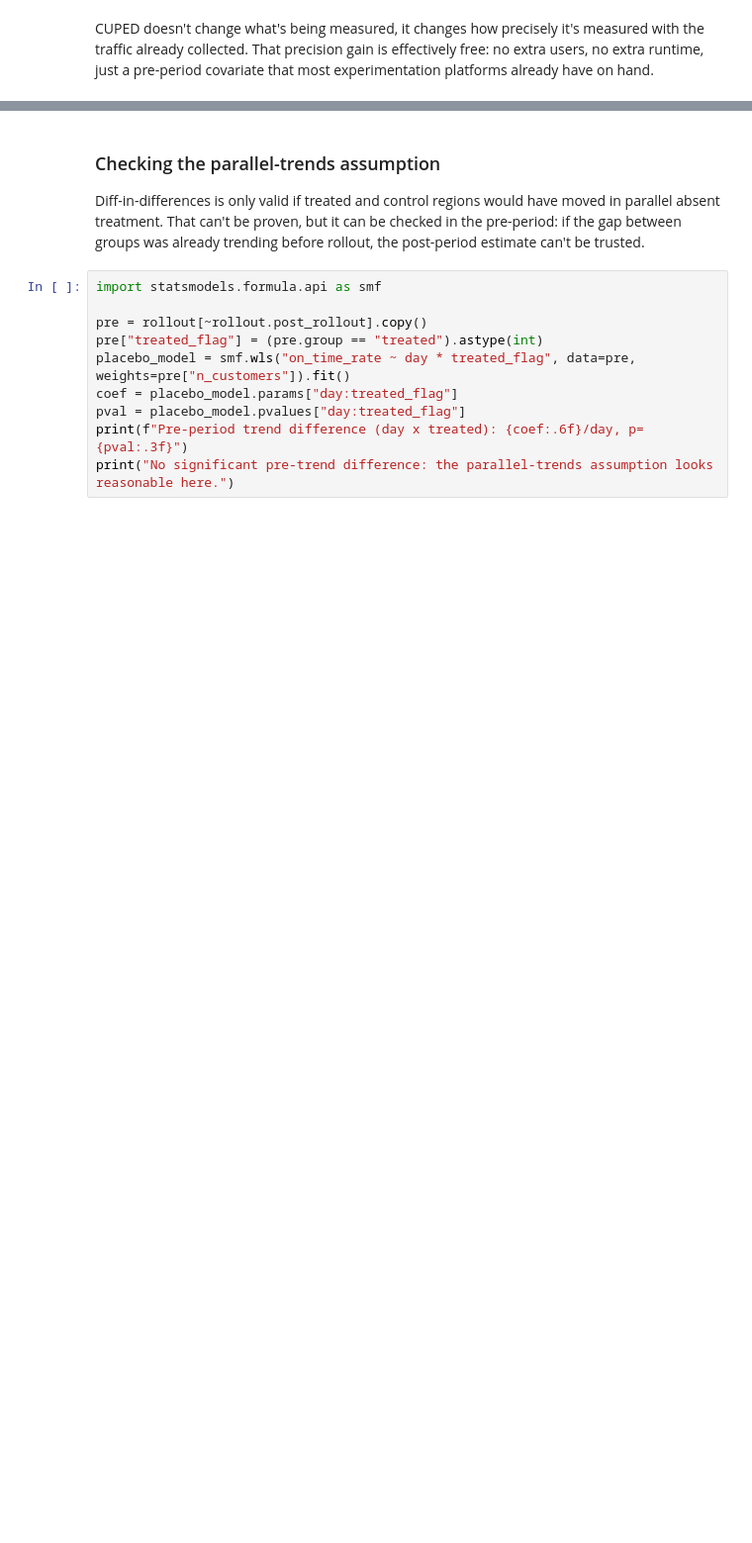
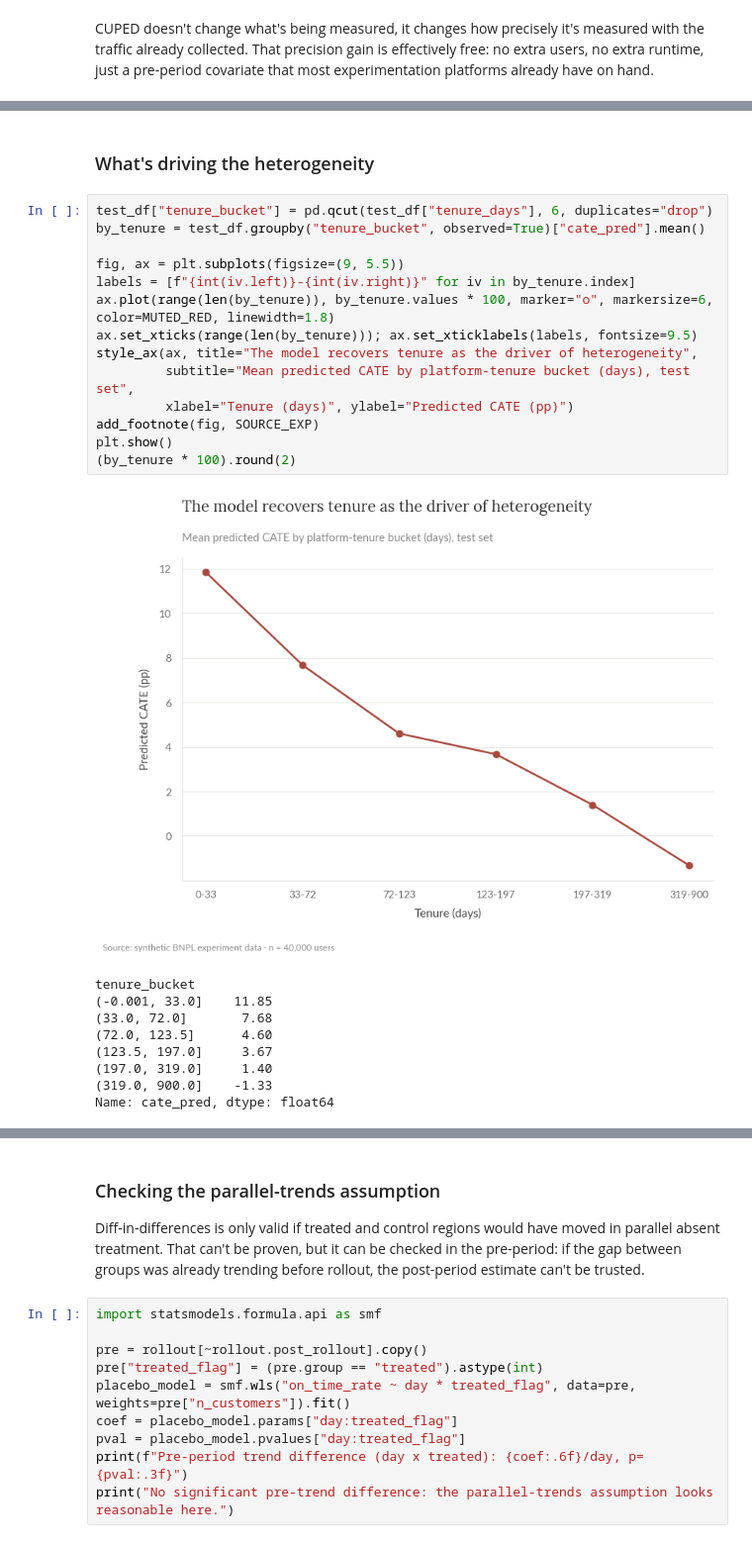
Before and after one commit to gus-morales/work-showcase, a Jupyter notebook: projects/03-growth-experimentation-segmentation/notebooks/03_growth_experimentation_segmentation.ipynb, the cells around one changed output, grey strips where cells are left out. Shown at 99% size. Cells and saved outputs as stored; diff of their text form; blank space fills up the shorter version.

```diff
--- a/projects/03-growth-experimentation-segmentation/notebooks/03_growth_experimentation_segmentation.ipynb
+++ b/projects/03-growth-experimentation-segmentation/notebooks/03_growth_experimentation_segmentation.ipynb
@@ -163,0 +264,26 @@ CUPED doesn't change what's being measured, it changes how precisely it's measur
+# %% [markdown]
+### What's driving the heterogeneity
+# %%
+test_df["tenure_bucket"] = pd.qcut(test_df["tenure_days"], 6, duplicates="drop")
+by_tenure = test_df.groupby("tenure_bucket", observed=True)["cate_pred"].mean()
+
+fig, ax = plt.subplots(figsize=(9, 5.5))
+labels = [f"{int(iv.left)}-{int(iv.right)}" for iv in by_tenure.index]
+ax.plot(range(len(by_tenure)), by_tenure.values * 100, marker="o", markersize=6, color=MUTED_RED, linewidth=1.8)
+ax.set_xticks(range(len(by_tenure))); ax.set_xticklabels(labels, fontsize=9.5)
+style_ax(ax, title="The model recovers tenure as the driver of heterogeneity",
+         subtitle="Mean predicted CATE by platform-tenure bucket (days), test set",
+         xlabel="Tenure (days)", ylabel="Predicted CATE (pp)")
+add_footnote(fig, SOURCE_EXP)
+plt.show()
+(by_tenure * 100).round(2)
+# %% [output]
+[figure, added]
+tenure_bucket
+(-0.001, 33.0]    11.85
+(33.0, 72.0]       7.68
+(72.0, 123.5]      4.60
+(123.5, 197.0]     3.67
+(197.0, 319.0]     1.40
+(319.0, 900.0]    -1.33
+Name: cate_pred, dtype: float64
```
Also changed, not shown: parts of 27 cells of this notebook, 18 other files.
